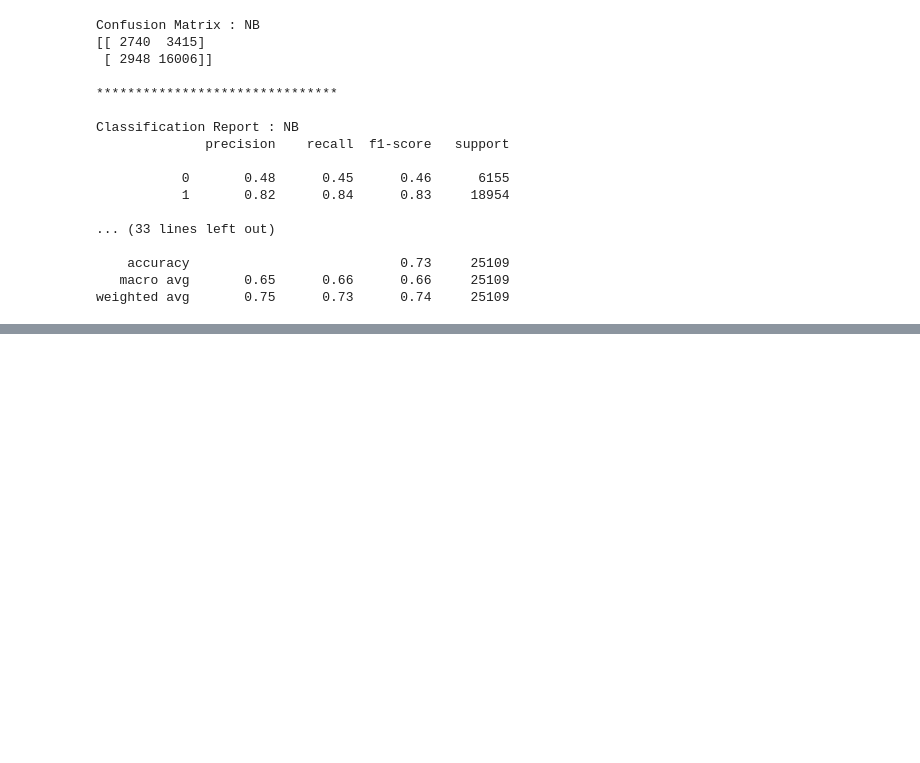
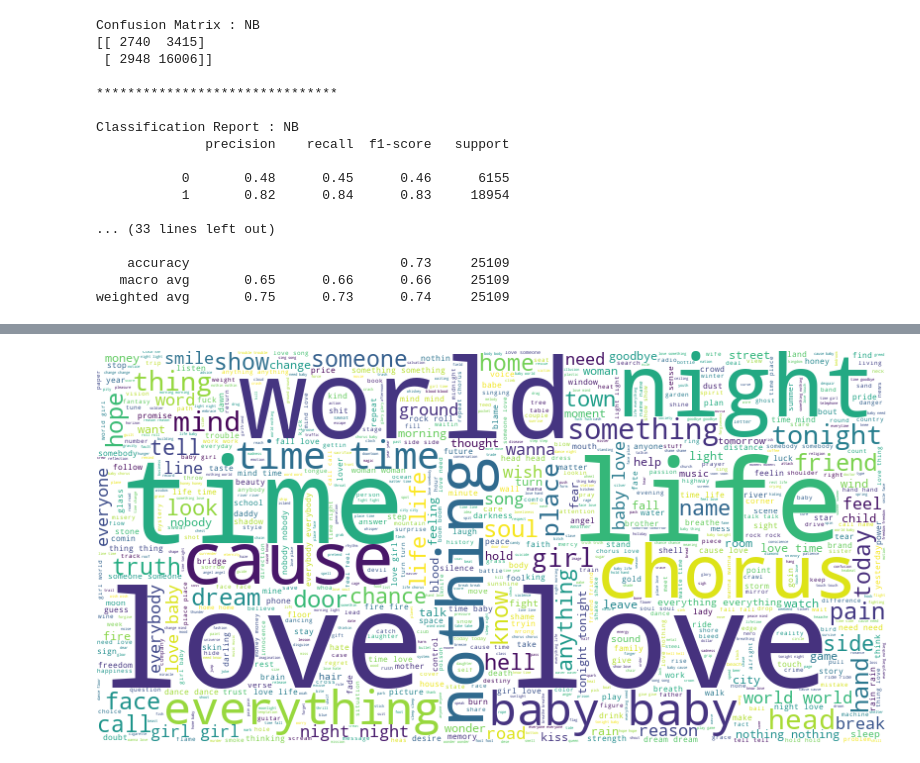
Before and after one commit to anisha1095/Emotion-Analysis-In-Song-Lyrics., a Jupyter notebook: codebase/Classification/Classification.ipynb, the cells around one changed output, grey strips where cells are left out. Cells and saved outputs as stored; diff of their text form; code cells hidden in the pictures; blank space fills up the shorter version.

```diff
--- a/codebase/Classification/Classification.ipynb
+++ b/codebase/Classification/Classification.ipynb
@@ -441,0 +560,17 @@ weighted avg       0.75      0.73      0.74     25109
+# %%
+import nltk
+nltk.download('stopwords')
+from nltk.corpus import stopwords
+
+stop_words = stopwords.words('english')
+stop_words.extend(stopwords.words('portuguese'))
+stop_words.extend(stopwords.words('french'))
+stop_words.extend(stopwords.words('german'))
+
+from wordcloud import WordCloud
+
+long_string = ','.join(list(extracted_words))
+wordcloud = WordCloud(width = 800, height = 400,background_color="white", max_words=1000, contour_width=5, contour_color='steelblue', stopwords = stop_words)
+wordcloud.generate(long_string)
+wordcloud.to_image()
+# %% [output]
@@ -441,0 +580 @@ weighted avg       0.75      0.73      0.74     25109
+[figure, added]
```
Also changed, not shown: parts of 15 cells of this notebook, 3 other files.
